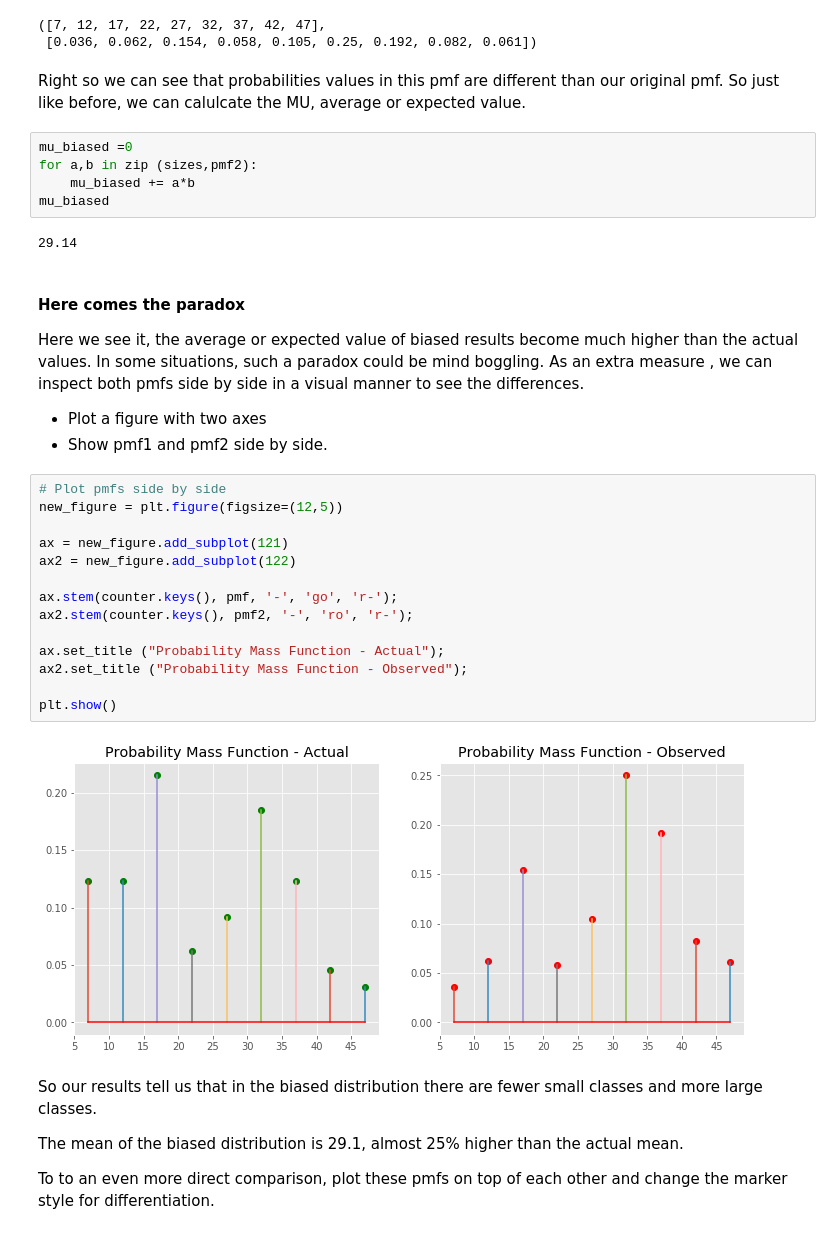
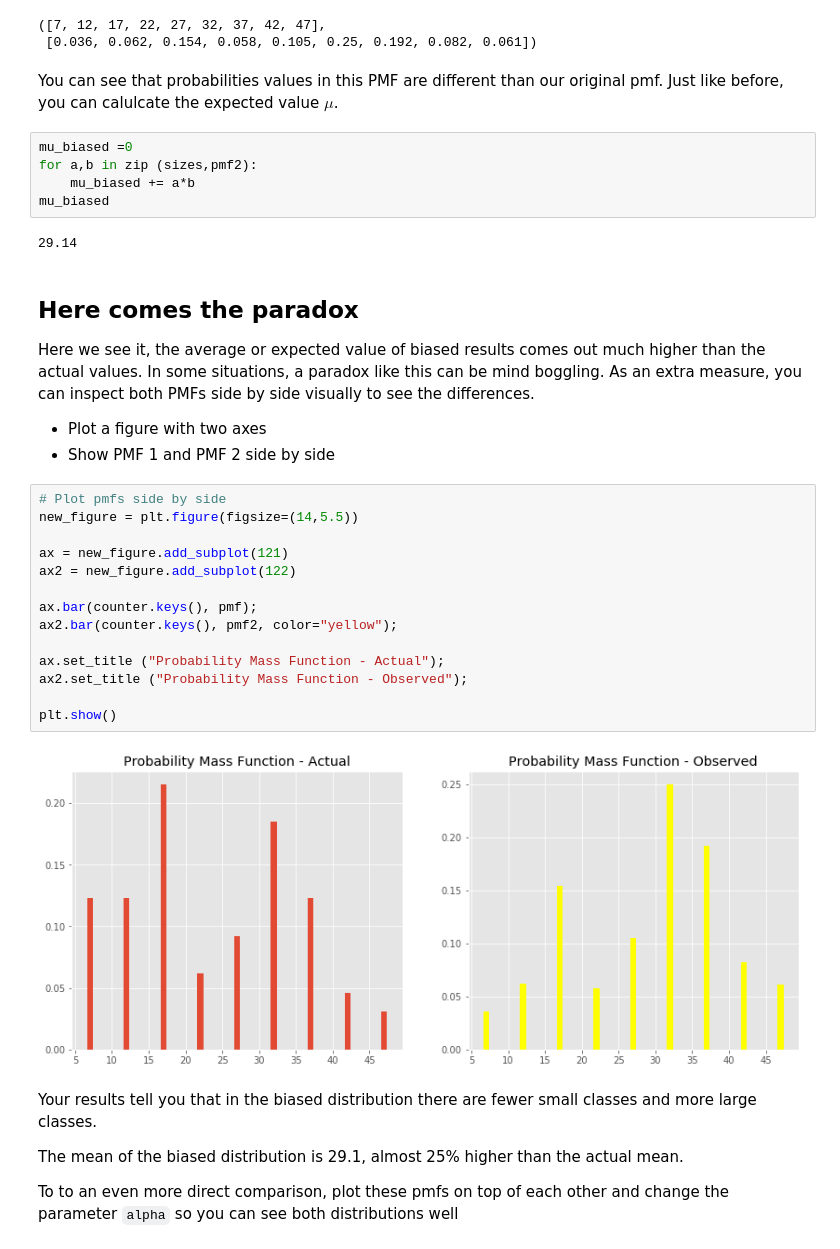
Before and after one commit to learn-co-curriculum/dsc-probability-mass-function-lab, a Jupyter notebook: index.ipynb, the cells around one changed output. Cells and saved outputs as stored; diff of their text form.

```diff
--- a/index.ipynb
+++ b/index.ipynb
@@ -132,7 +135,7 @@ sizes, pmf2
 ([7, 12, 17, 22, 27, 32, 37, 42, 47],
  [0.036, 0.062, 0.154, 0.058, 0.105, 0.25, 0.192, 0.082, 0.061])
 # %% [markdown]
-Right so we can see that probabilities values in this pmf are different than our original pmf. So just like before, we can calulcate the MU, average or expected value.
+You can see that probabilities values in this PMF are different than our original pmf. Just like before, you can calulcate the expected value $\mu$.
 # %%
 mu_biased =0
 for a,b in zip (sizes,pmf2):
@@ -141,33 +144,33 @@ mu_biased
 # %% [output]
 29.14
 # %% [markdown]
-#### Here comes the paradox
+## Here comes the paradox
 
-Here we see it, the average or expected value of biased results become much higher than the actual values. In some situations, such a paradox could be mind boggling. As an extra measure , we can inspect both pmfs side by side in a visual manner to see the differences.
+Here we see it, the average or expected value of biased results comes out much higher than the actual values. In some situations, a paradox like this can be mind boggling. As an extra measure, you can inspect both PMFs side by side visually to see the differences.
 
 * Plot a figure with two axes
-* Show pmf1 and pmf2 side by side.
+* Show PMF 1 and PMF 2 side by side
 # %%
 # Plot pmfs side by side
-new_figure = plt.figure(figsize=(12,5))
+new_figure = plt.figure(figsize=(14,5.5))
 
 ax = new_figure.add_subplot(121)
 ax2 = new_figure.add_subplot(122)
 
-ax.stem(counter.keys(), pmf, '-', 'go', 'r-');
-ax2.stem(counter.keys(), pmf2, '-', 'ro', 'r-');
+ax.bar(counter.keys(), pmf);
+ax2.bar(counter.keys(), pmf2, color="yellow");
 
 ax.set_title ("Probability Mass Function - Actual");
 ax2.set_title ("Probability Mass Function - Observed");
 
 plt.show()
 # %% [output]
-[figure, old version]
+[figure, new version]
 # %% [markdown]
-So our results tell us that in the biased distribution there are fewer small classes and more large classes.
+Your results tell you that in the biased distribution there are fewer small classes and more large classes.
 
 The mean of the biased distribution is 29.1, almost 25% higher than the actual mean.
 
-To to an even more direct comparison, plot these pmfs on top of each other and change the marker style for differentiation.
+To to an even more direct comparison, plot these pmfs on top of each other and change the parameter `alpha` so you can see both distributions well
 # %%
 # Plot pmfs overlapping
```
Also changed, not shown: parts of 13 cells of this notebook, 4 other files.
